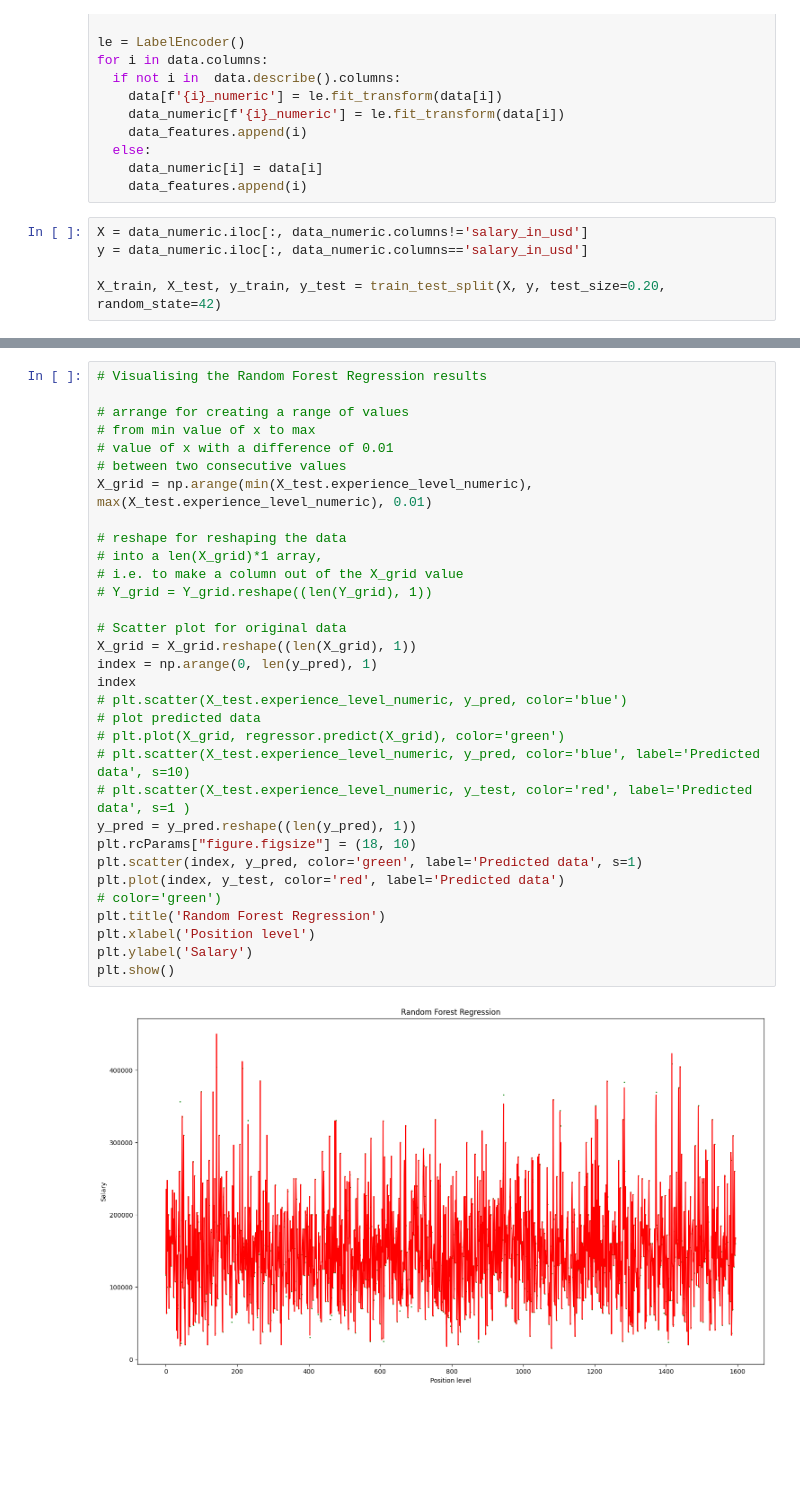
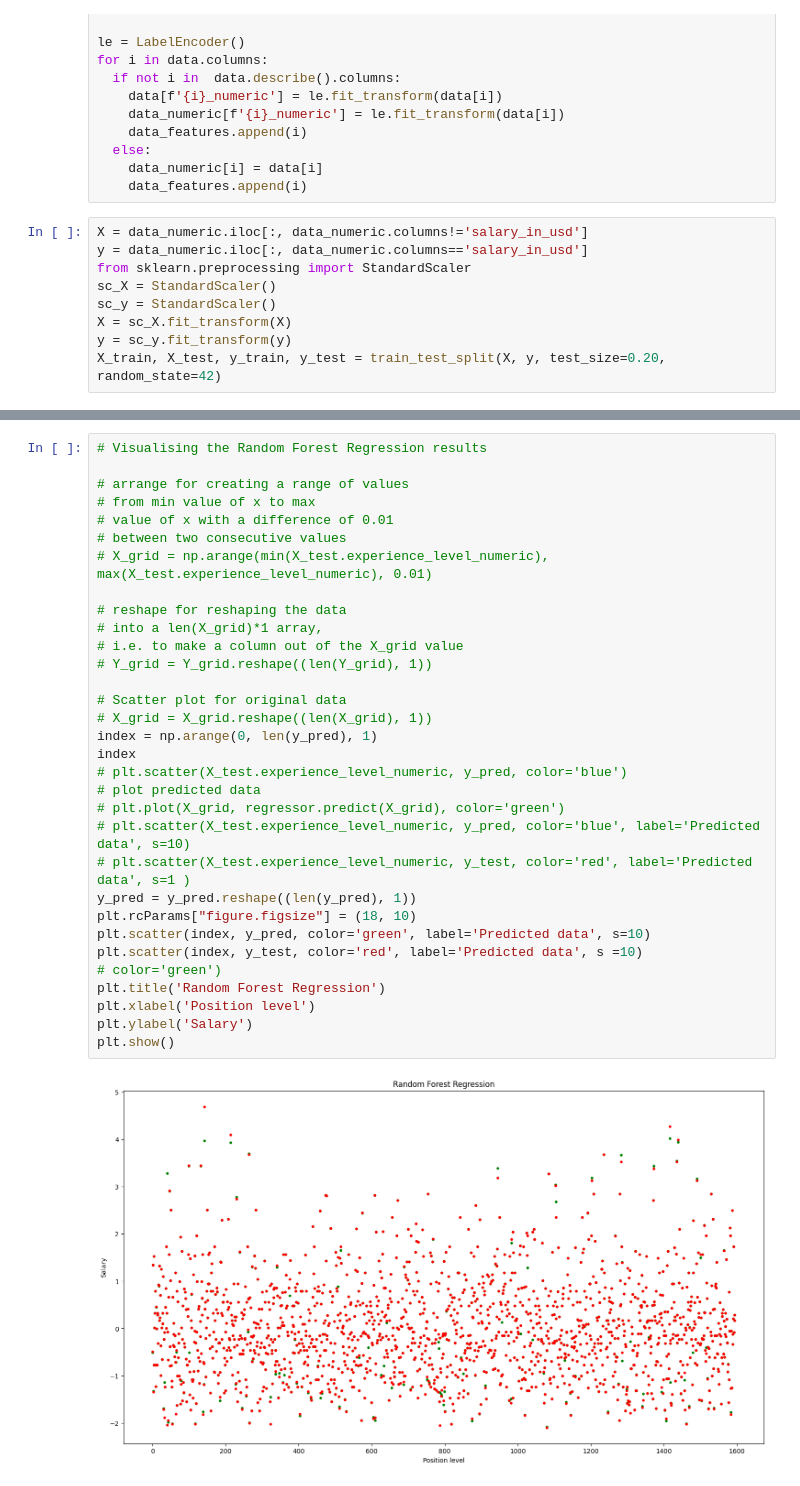
Before and after one commit to egecans/Data-Related-Jobs-Salaries-Analysis, a Jupyter notebook: randomForest.ipynb, the cells around one changed output, grey strips where cells are left out. Cells and saved outputs as stored; diff of their text form; blank space fills up the shorter version.

```diff
--- a/randomForest.ipynb
+++ b/randomForest.ipynb
@@ -23,7 +23,11 @@ for i in data.columns:
 # %%
 X = data_numeric.iloc[:, data_numeric.columns!='salary_in_usd']
 y = data_numeric.iloc[:, data_numeric.columns=='salary_in_usd']
-
+from sklearn.preprocessing import StandardScaler
+sc_X = StandardScaler()
+sc_y = StandardScaler()
+X = sc_X.fit_transform(X)
+y = sc_y.fit_transform(y)
 X_train, X_test, y_train, y_test = train_test_split(X, y, test_size=0.20, random_state=42)
 # %%
 # Fitting Random Forest Regression to the dataset
@@ -59,34 +64,34 @@ mean_squared_error(y_test, y_pred,squared=False)
 # %%
 # Visualising the Random Forest Regression results
 
 # arrange for creating a range of values
 # from min value of x to max
 # value of x with a difference of 0.01
 # between two consecutive values
-X_grid = np.arange(min(X_test.experience_level_numeric), max(X_test.experience_level_numeric), 0.01)
+# X_grid = np.arange(min(X_test.experience_level_numeric), max(X_test.experience_level_numeric), 0.01)
 
 # reshape for reshaping the data
 # into a len(X_grid)*1 array,
 # i.e. to make a column out of the X_grid value
 # Y_grid = Y_grid.reshape((len(Y_grid), 1))
 
 # Scatter plot for original data
-X_grid = X_grid.reshape((len(X_grid), 1))
+# X_grid = X_grid.reshape((len(X_grid), 1))
 index = np.arange(0, len(y_pred), 1)
 index
 # plt.scatter(X_test.experience_level_numeric, y_pred, color='blue')
 # plot predicted data
 # plt.plot(X_grid, regressor.predict(X_grid), color='green')
 # plt.scatter(X_test.experience_level_numeric, y_pred, color='blue', label='Predicted data', s=10)
 # plt.scatter(X_test.experience_level_numeric, y_test, color='red', label='Predicted data', s=1 )
 y_pred = y_pred.reshape((len(y_pred), 1))
 plt.rcParams["figure.figsize"] = (18, 10)
-plt.scatter(index, y_pred, color='green', label='Predicted data', s=1)
-plt.plot(index, y_test, color='red', label='Predicted data')
+plt.scatter(index, y_pred, color='green', label='Predicted data', s=10)
+plt.scatter(index, y_test, color='red', label='Predicted data', s =10)
 # color='green')
 plt.title('Random Forest Regression')
 plt.xlabel('Position level')
 plt.ylabel('Salary')
 plt.show()
 # %% [output]
-[figure, old version]
+[figure, new version]
```
Also changed, not shown: parts of 2 cells of this notebook, 3 other files.
